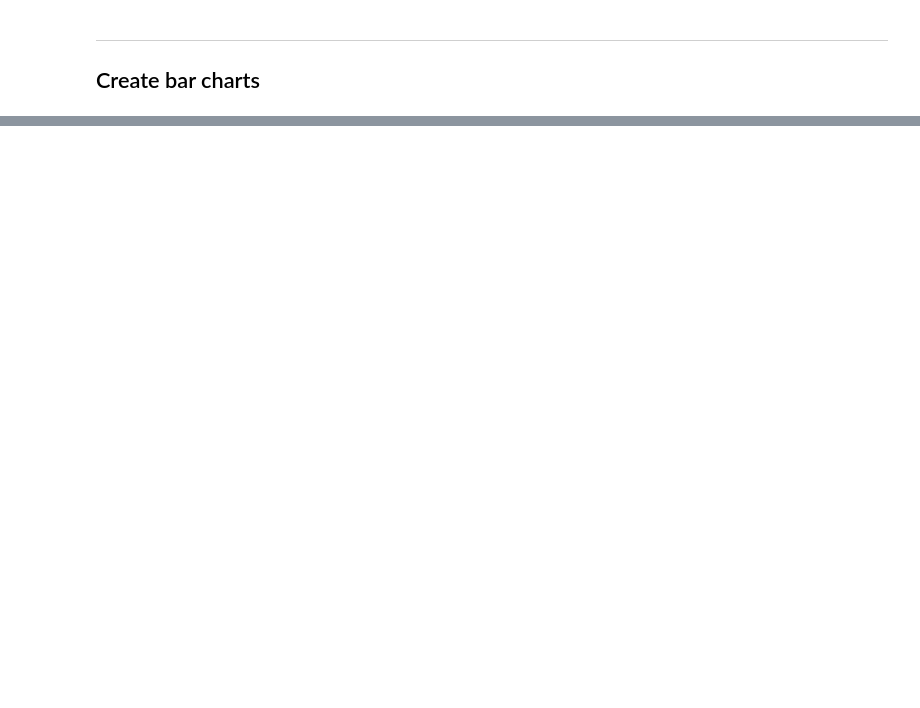
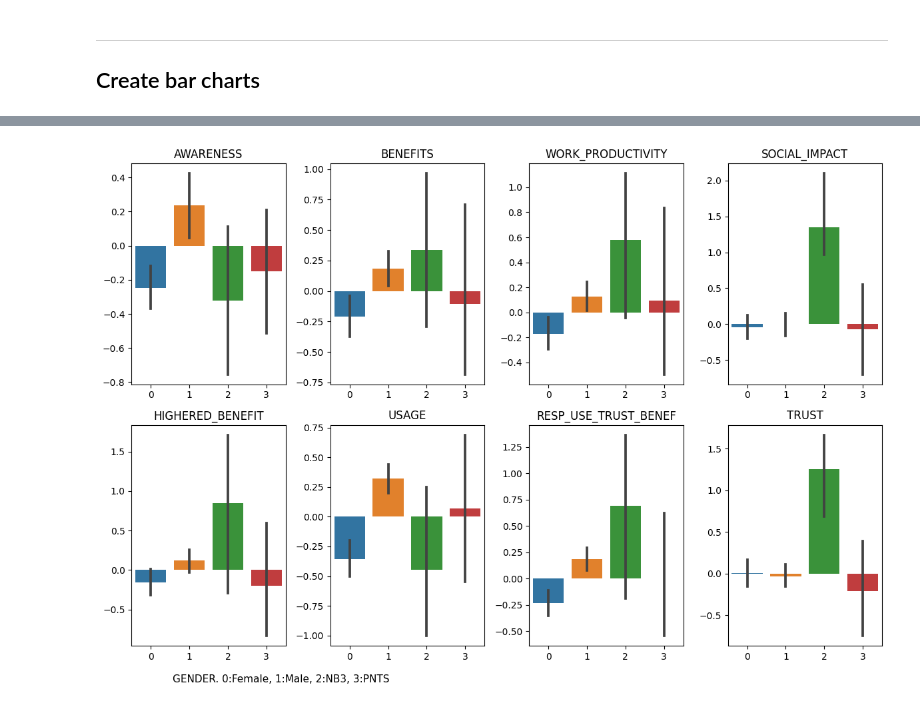
Before and after one commit to cfsarmiento/Early-Perceptions-of-Impact-of-Generative-AI-on-Higher-Education-Research, a Jupyter notebook: ChatGPT_poll_composite_vars_analysis.ipynb, the cells around one changed output, grey strips where cells are left out. Drawn from its saved outputs; the diff is of its cells as text; code cells hidden in the pictures; blank space fills up the shorter version.

```diff
--- a/ChatGPT_poll_composite_vars_analysis.ipynb
+++ b/ChatGPT_poll_composite_vars_analysis.ipynb
@@ -693,0 +757,14 @@ create_bar_graphs(categorical_var_name, variables, num_rows, num_cols, figsize=(
+# %%
+# Define the list of variables that are significant
+variables = ['AWARENESS', 'BENEFITS', 'WORK_PRODUCTIVITY', 'SOCIAL_IMPACT',
+             'HIGHERED_BENEFIT', 'USAGE', 'RESP_USE_TRUST_BENEF', 'TRUST']
+
+categorical_var_name='GENDER'
+categorical_var_ordered_values = ['Female', 'Male', 'NB3', 'PNTS']
+
+num_rows = 2
+num_cols = 4
+
+create_bar_graphs(categorical_var_name,categorical_var_ordered_values, variables, num_rows, num_cols, figsize=(12,8))
+# %% [output]
+[figure, added]
```
Also changed, not shown: parts of 20 cells of this notebook.
